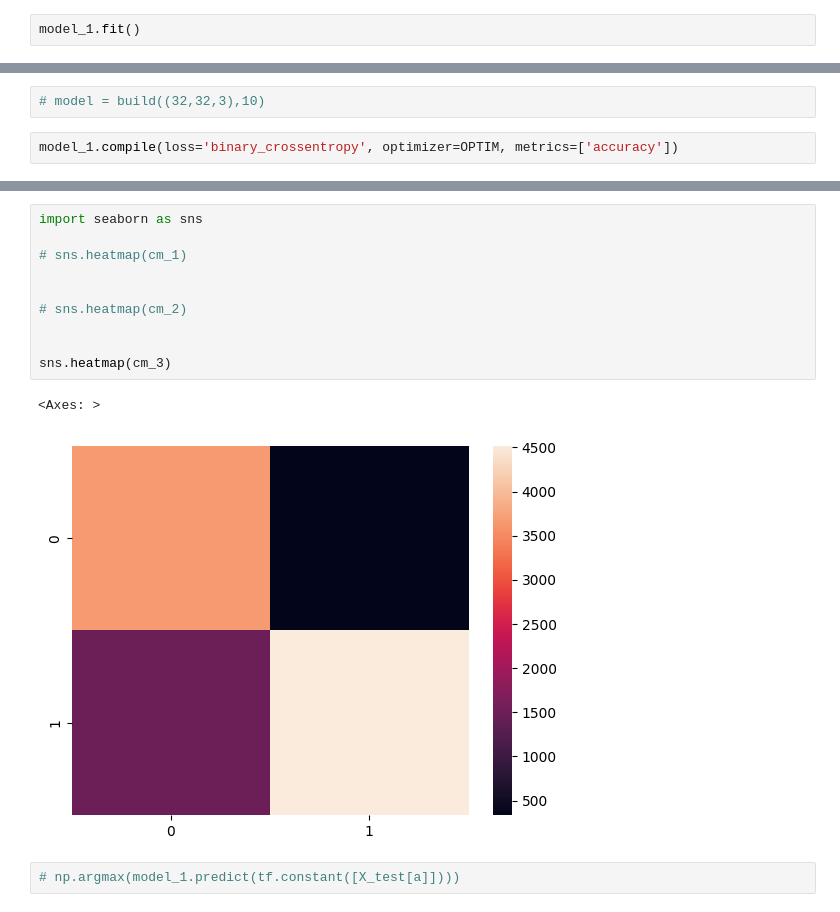
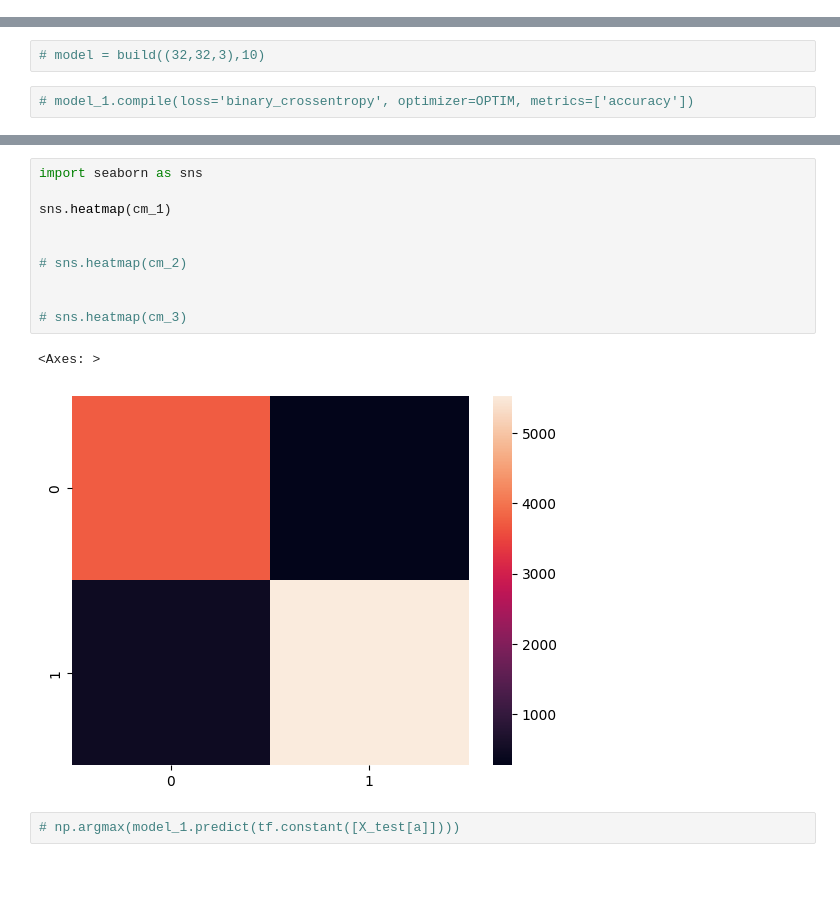
Before and after one commit to s-hashirahmed/cif10, a Jupyter notebook: c10.ipynb, the cells around one changed output, grey strips where cells are left out. Drawn from its saved outputs; the diff is of its cells as text; blank space fills up the shorter version.

```diff
--- a/c10.ipynb
+++ b/c10.ipynb
@@ -133,2 +154,0 @@ model_3 = build_m1(learning_rate=.00001)
-# %%
-model_1.fit()
@@ -159,7 +184,7 @@ input_shape = X_train.shape[1:]
 # %%
 # model = build((32,32,3),10)
 # %%
-model_1.compile(loss='binary_crossentropy', optimizer=OPTIM, metrics=['accuracy'])
+# model_1.compile(loss='binary_crossentropy', optimizer=OPTIM, metrics=['accuracy'])
 # %%
 hist_1 = model_1.fit(X_train,y_train, batch_size=BATCH_SIZE, verbose=VERBOSE, epochs=10, validation_split = .2)
 hist_2 = model_2.fit(X_train,y_train, batch_size=BATCH_SIZE, verbose=VERBOSE, epochs=10, validation_split = .2) # to be replaces by constant set abve
@@ -309,16 +574,16 @@ print(cm_3)
 # %%
 import seaborn as sns
 
-# sns.heatmap(cm_1)
+sns.heatmap(cm_1)
 
 
 # sns.heatmap(cm_2)
 
 
-sns.heatmap(cm_3)
+# sns.heatmap(cm_3)
 # %% [output]
 <Axes: >
-[figure, old version]
+[figure, new version]
 # %%
 # np.argmax(model_1.predict(tf.constant([X_test[a]])))
 # %%
```
Also changed, not shown: parts of 69 cells of this notebook.
